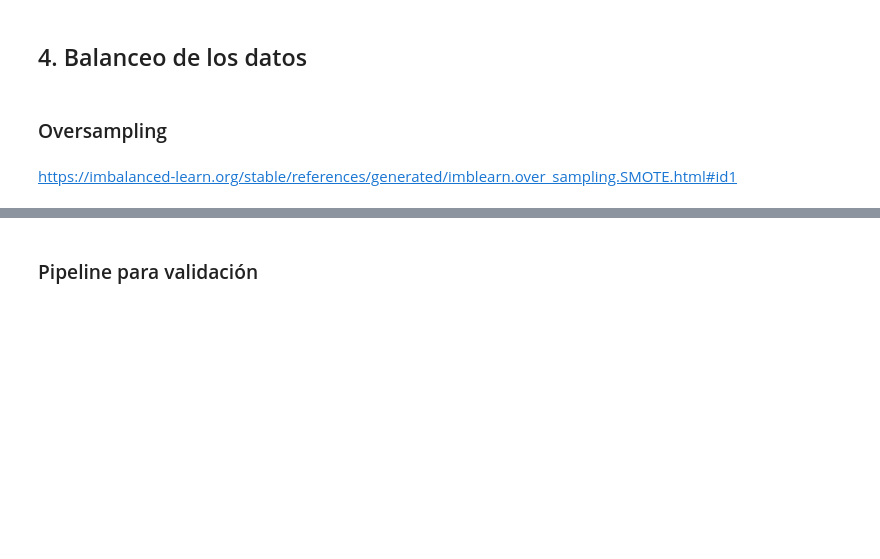
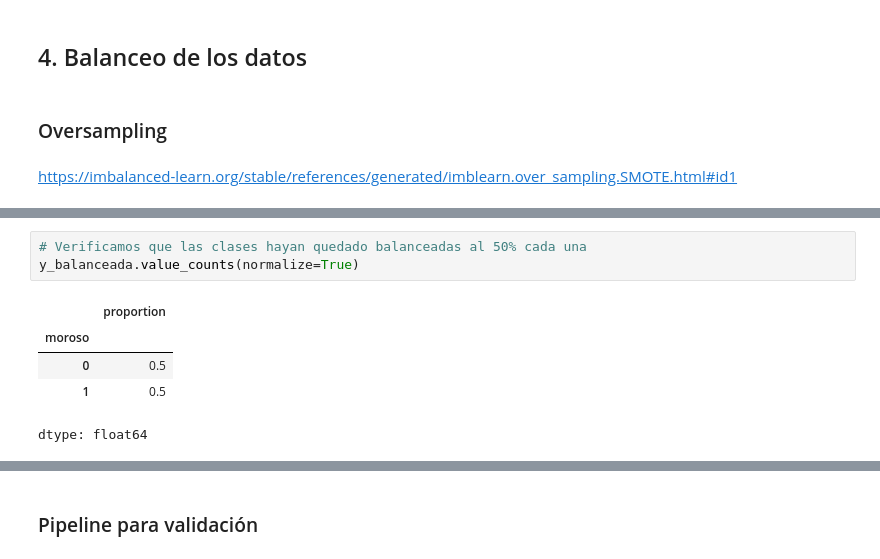
Before and after one commit to DanielRaiicHu/clasificacion_validacion_y_metricas, a Jupyter notebook: Clasificacion_validacion_y_metricas.ipynb, the cells around one changed output, grey strips where cells are left out. Saved outputs shown, nothing was run; the diff lists cells and outputs as text; blank space fills up the shorter version.

```diff
--- a/Clasificacion_validacion_y_metricas.ipynb
+++ b/Clasificacion_validacion_y_metricas.ipynb
@@ -1160,0 +1189,9 @@ https://imbalanced-learn.org/stable/references/generated/imblearn.over_sampling.
+# %%
+# Verificamos que las clases hayan quedado balanceadas al 50% cada una
+y_balanceada.value_counts(normalize=True)
+# %% [output]
+|  | proportion |
+| moroso |  |
+| 0 | 0.5 |
+| 1 | 0.5 |
+dtype: float64
```
Also changed, not shown: parts of 33 cells of this notebook.
